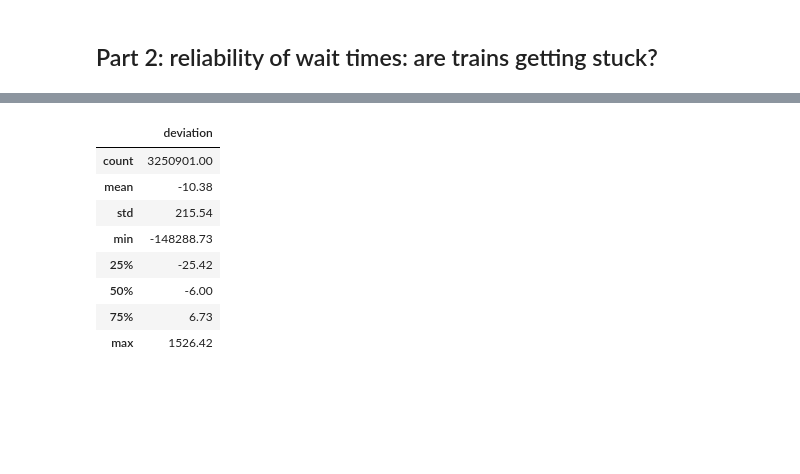
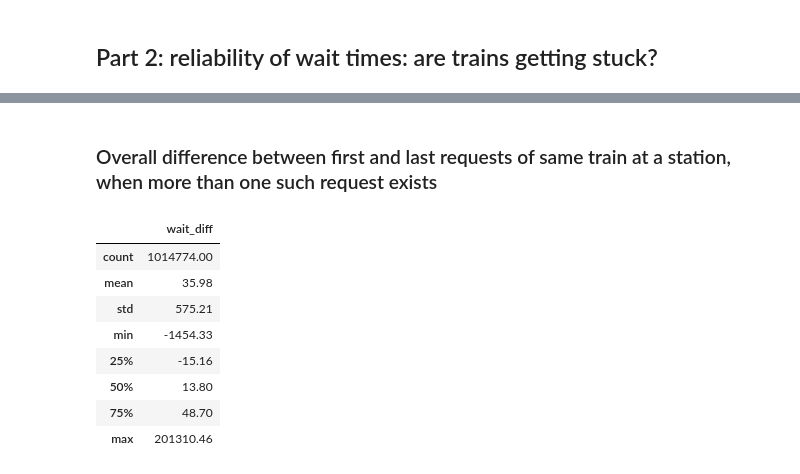
Before and after one commit to bani/ttc_subway_times, a Jupyter notebook: doc/subway_station_wait_times.ipynb, the cells around one changed output, grey strips where cells are left out. Cells and saved outputs as stored; diff of their text form; code cells hidden in the pictures; blank space fills up the shorter version.

Commit message:
actual vs reported wait times

```diff
--- a/doc/subway_station_wait_times.ipynb
+++ b/doc/subway_station_wait_times.ipynb
@@ -196,17 +241,19 @@ sns.heatmap(data.pivot('day', 'hour', 'percentage'), annot = True, center=0.25,
+# %% [markdown]
+###  Overall difference between first and last requests of same train at a station, when more than one such request exists
 # %%
 sql = '''
-select wait_diff - request_diff as deviation
+select actual_wait - original_reported_wait as wait_diff
 from actual_wait
 '''
 data = pd.read_sql(sql, con)
 data.describe()
 # %% [output]
-|  | deviation |
-| count | 3250901.00 |
-| mean | -10.38 |
-| std | 215.54 |
-| min | -148288.73 |
-| 25% | -25.42 |
-| 50% | -6.00 |
-| 75% | 6.73 |
-| max | 1526.42 |
+|  | wait_diff |
+| count | 1014774.00 |
+| mean | 35.98 |
+| std | 575.21 |
+| min | -1454.33 |
+| 25% | -15.16 |
+| 50% | 13.80 |
+| 75% | 48.70 |
+| max | 201310.46 |
```
Also changed, not shown: parts of 14 cells of this notebook.
